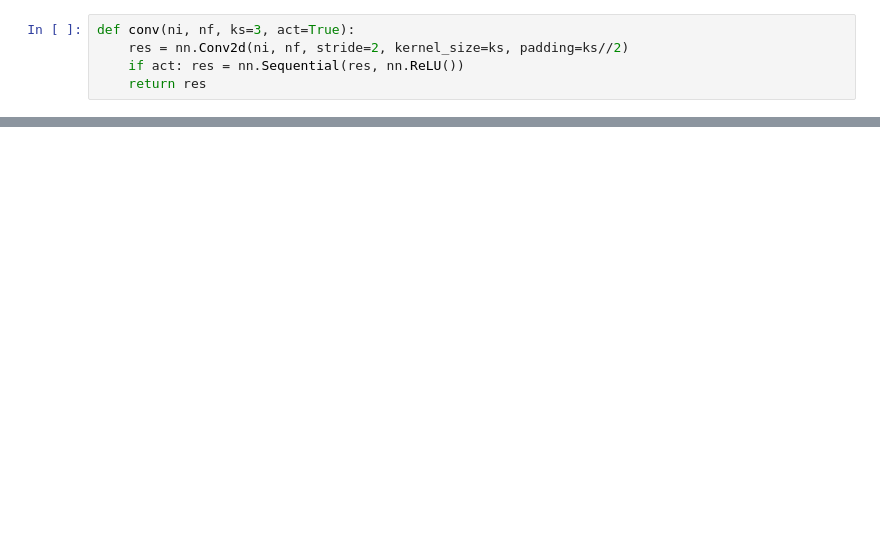
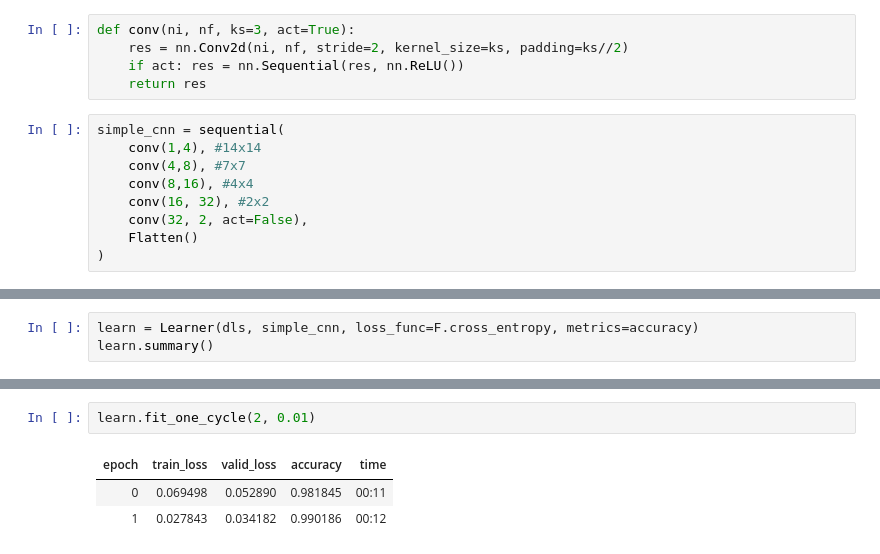
Before and after one commit to george-kan/fastai, a Jupyter notebook: Chapter13/Chapter_13_notes.ipynb, the cells around one changed output, grey strips where cells are left out. Cells and saved outputs as stored; diff of their text form; blank space fills up the shorter version.

```diff
--- a/Chapter13/Chapter_13_notes.ipynb
+++ b/Chapter13/Chapter_13_notes.ipynb
@@ -165,3 +187,12 @@ def conv(ni, nf, ks=3, act=True):
     res = nn.Conv2d(ni, nf, stride=2, kernel_size=ks, padding=ks//2)
     if act: res = nn.Sequential(res, nn.ReLU())
     return res
+# %%
+simple_cnn = sequential(
+    conv(1,4), #14x14
+    conv(4,8), #7x7
+    conv(8,16), #4x4
+    conv(16, 32), #2x2
+    conv(32, 2, act=False),
+    Flatten()
+)
@@ -167,0 +203,3 @@ def conv(ni, nf, ks=3, act=True):
+# %%
+learn = Learner(dls, simple_cnn, loss_func=F.cross_entropy, metrics=accuracy)
+learn.summary()
@@ -167,0 +225,6 @@ def conv(ni, nf, ks=3, act=True):
+# %%
+learn.fit_one_cycle(2, 0.01)
+# %% [output]
+| epoch | train_loss | valid_loss | accuracy | time |
+| 0 | 0.069498 | 0.052890 | 0.981845 | 00:11 |
+| 1 | 0.027843 | 0.034182 | 0.990186 | 00:12 |
```
Also changed, not shown: parts of 20 cells of this notebook.
